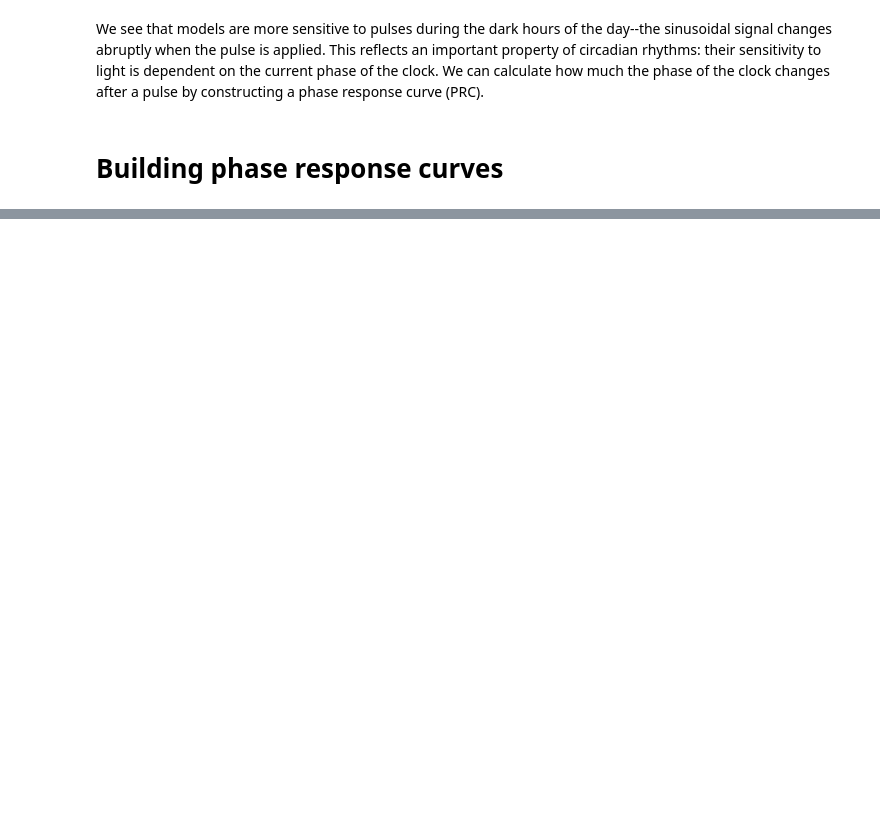
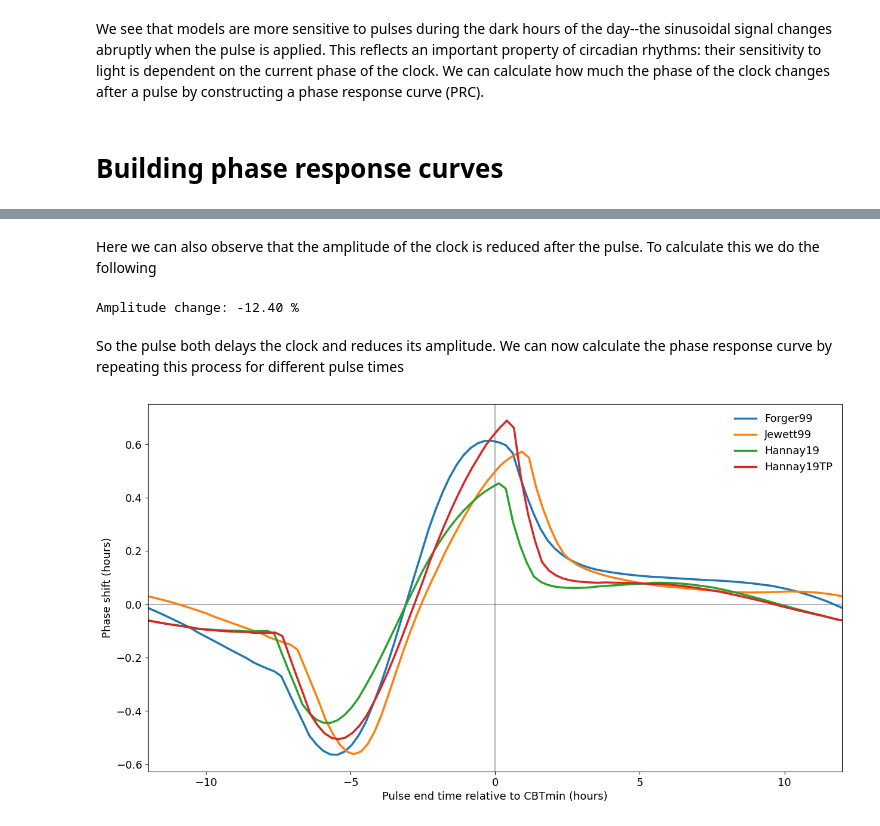
Before and after one commit to ftavella/circadian-twin, a Jupyter notebook: nbs/examples/00_effect_of_pulses.ipynb, the cells around one changed output, grey strips where cells are left out. Saved outputs shown, nothing was run; the diff lists cells and outputs as text; code cells hidden in the pictures; blank space fills up the shorter version.

```diff
--- a/nbs/examples/00_effect_of_pulses.ipynb
+++ b/nbs/examples/00_effect_of_pulses.ipynb
@@ -220,0 +314,2 @@ WIP
+# %% [markdown]
+Here we can also observe that the amplitude of the clock is reduced after the pulse. To calculate this we do the following
@@ -220,0 +318,10 @@ WIP
+# %%
+regular_amplitude = model.amplitude(regular_trajectory, pulse_end)
+pulse_amplitude = model.amplitude(pulse_trajectory, pulse_end)
+
+amplitude_change = amplitude_percent_change(regular_amplitude, pulse_amplitude)
+print(f'Amplitude change: {amplitude_change:.2f} %') #| hide_line
+# %% [output]
+Amplitude change: -12.40 %
+# %% [markdown]
+So the pulse both delays the clock and reduces its amplitude. We can now calculate the phase response curve by repeating this process for different pulse times
@@ -220,0 +372,26 @@ WIP
+# %%
+# plot phase response curve
+fig, axs = plt.subplots(1, 1, figsize=(15, 8))
+
+for idx,model in enumerate(model_list):
+    relative_time = start_values - simulation_result[str(model)]['cbtmin']
+    # little trick to center the plot
+    x = np.concatenate((relative_time, relative_time + 24))
+    y = np.concatenate((simulation_result[str(model)]['phase_response'],
+                        simulation_result[str(model)]['phase_response']))
+    plt.plot(x - 24 - pulse_duration, y, label=str(model), lw=2.5)
+
+
+# vertical line on 0
+plt.axvline(x=0, color='black', zorder=0, alpha=0.3)
+plt.axhline(y=0, color='black', zorder=0, alpha=0.3)
+plt.xlabel('Pulse end time relative to CBTmin (hours)', fontsize=13)
+plt.ylabel('Phase shift (hours)', fontsize=13)
+plt.xlim(-12, 12)
+# increase all font sizes
+plt.xticks(fontsize=13)
+plt.yticks(fontsize=13)
+plt.legend(fontsize=13, frameon=False)
+plt.show()
+# %% [output]
+[figure, added]
```
Also changed, not shown: parts of 11 cells of this notebook, 3 other files.
